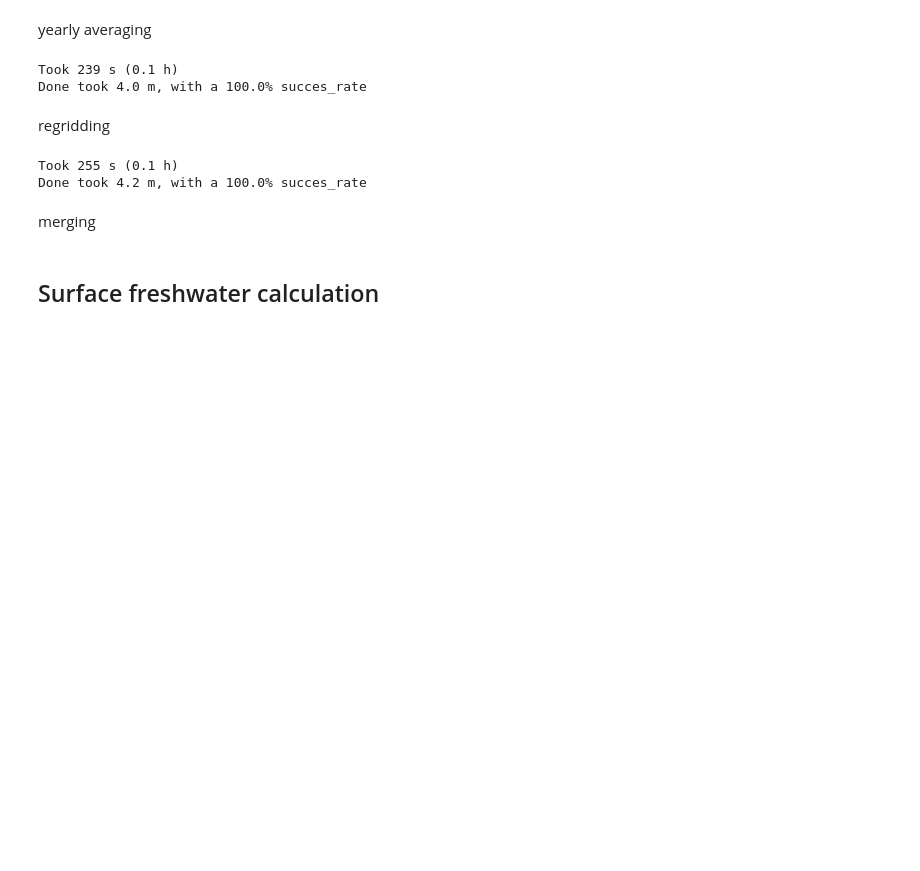
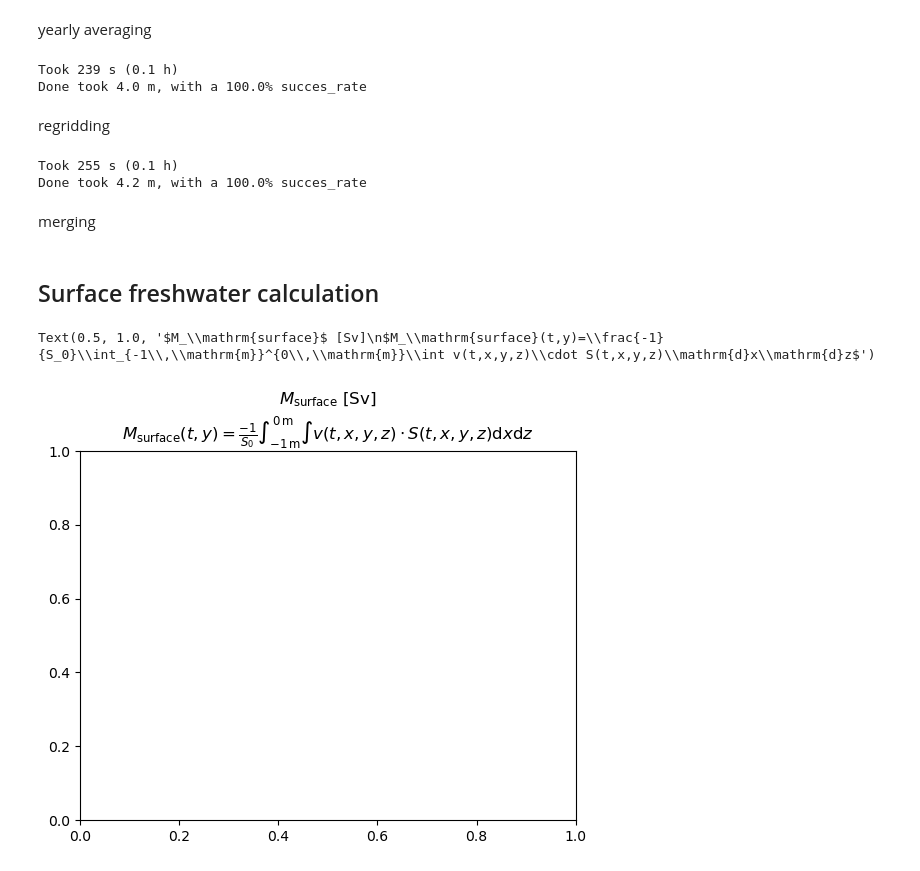
Before and after one commit to JoranAngevaare/AMOCcollapse, a Jupyter notebook: notebooks/Surface_fresh_water_convergence_calculation.ipynb, the cells around one changed output. Cells and saved outputs as stored; diff of their text form; code cells hidden in the pictures; blank space fills up the shorter version.

```diff
--- a/notebooks/Surface_fresh_water_convergence_calculation.ipynb
+++ b/notebooks/Surface_fresh_water_convergence_calculation.ipynb
@@ -310,0 +313,5 @@ for p_so, p_vo, p_mtot in oet.utils.tqdm([paths(m) for m in models]):
+# %%
+plt.title("$M_\\mathrm{surface}$ [Sv]\n$M_\\mathrm{surface}(t,y)=\\frac{-1}{S_0}\\int_{-1\,\\mathrm{m}}^{0\,\\mathrm{m}}\\int v(t,x,y,z)\\cdot S(t,x,y,z)\\mathrm{d}x\mathrm{d}z$")
+# %% [output]
+Text(0.5, 1.0, '$M_\\mathrm{surface}$ [Sv]\n$M_\\mathrm{surface}(t,y)=\\frac{-1}{S_0}\\int_{-1\\,\\mathrm{m}}^{0\\,\\mathrm{m}}\\int v(t,x,y,z)\\cdot S(t,x,y,z)\\mathrm{d}x\\mathrm{d}z$')
+[figure, added]
```
Also changed, not shown: parts of 1 cell of this notebook, 3 other files.
